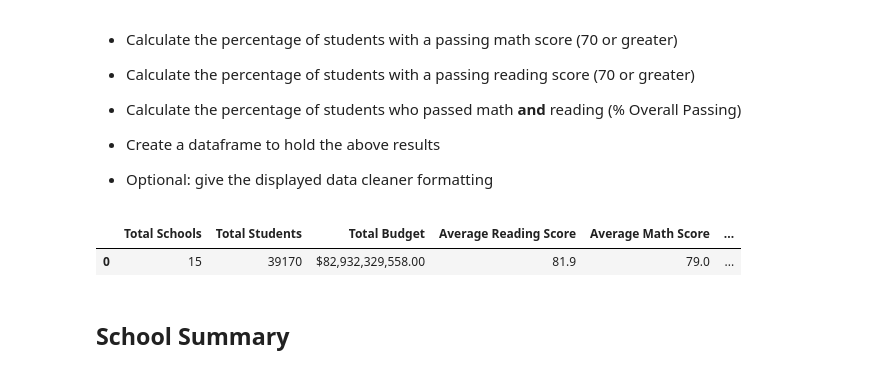
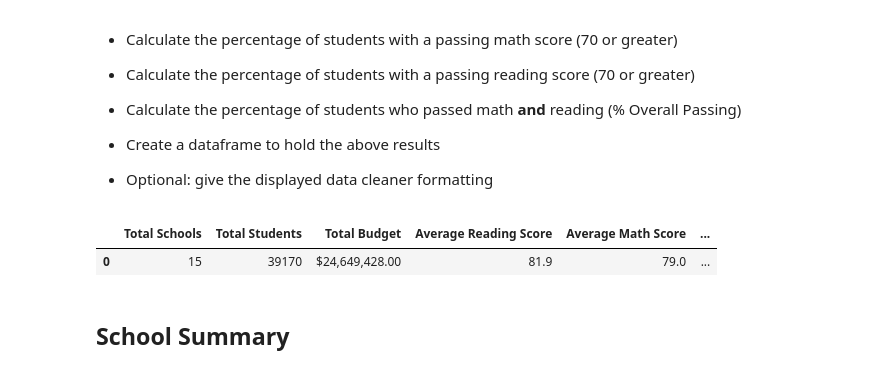
Before and after one commit to nlepley1230/pandas-challenge, a Jupyter notebook: PyCitySchools/PyCitySchools_starter.ipynb, the cells around one changed output. Saved outputs shown, nothing was run; the diff lists cells and outputs as text; code cells hidden in the pictures.

```diff
--- a/PyCitySchools/PyCitySchools_starter.ipynb
+++ b/PyCitySchools/PyCitySchools_starter.ipynb
@@ -60,7 +60,7 @@ student_count = school_data_complete["Student ID"].count()
 student_count
 
 #total budget
-total_budget = school_data_complete['budget'].sum()
+total_budget = school_data['budget'].sum()
 total_budget
 
 #average math score calculation
@@ -92,34 +92,34 @@ district_summary = pd.DataFrame({
     "Total Schools": [school_count],
     "Total Students": [student_count],
     "Total Budget": [total_budget],
     "Average Reading Score": [avg_reading_score],
     "Average Math Score": [avg_math_score],
     "% Passing Reading":[perc_pass_reading],
     "% Passing Math": [perc_pass_math],
     "Overall Passing Rate": [overall_pass]
 
 })
 
 #store as different df to change order
 dist_sum = district_summary[["Total Schools",
                              "Total Students",
                              "Total Budget",
                              "Average Reading Score",
                              "Average Math Score",
                              '% Passing Reading',
                              '% Passing Math',
                              'Overall Passing Rate']]
 
 #format cells
 dist_sum.style.format({"Total Budget": "${:,.2f}",
                        "Average Reading Score": "{:.1f}",
                        "Average Math Score": "{:.1f}",
                        "% Passing Math": "{:.1%}",
                        "% Passing Reading": "{:.1%}",
                        "Overall Passing Rate": "{:.1%}"})
 # %% [output]
 |  | Total Schools | Total Students | Total Budget | Average Reading Score | Average Math Score | ... |
-| 0 | 15 | 39170 | $82,932,329,558.00 | 81.9 | 79.0 | ... |
+| 0 | 15 | 39170 | $24,649,428.00 | 81.9 | 79.0 | ... |
 # %% [markdown]
 ## School Summary
 # %% [markdown]
```
Also changed, not shown: parts of 2 cells of this notebook.
